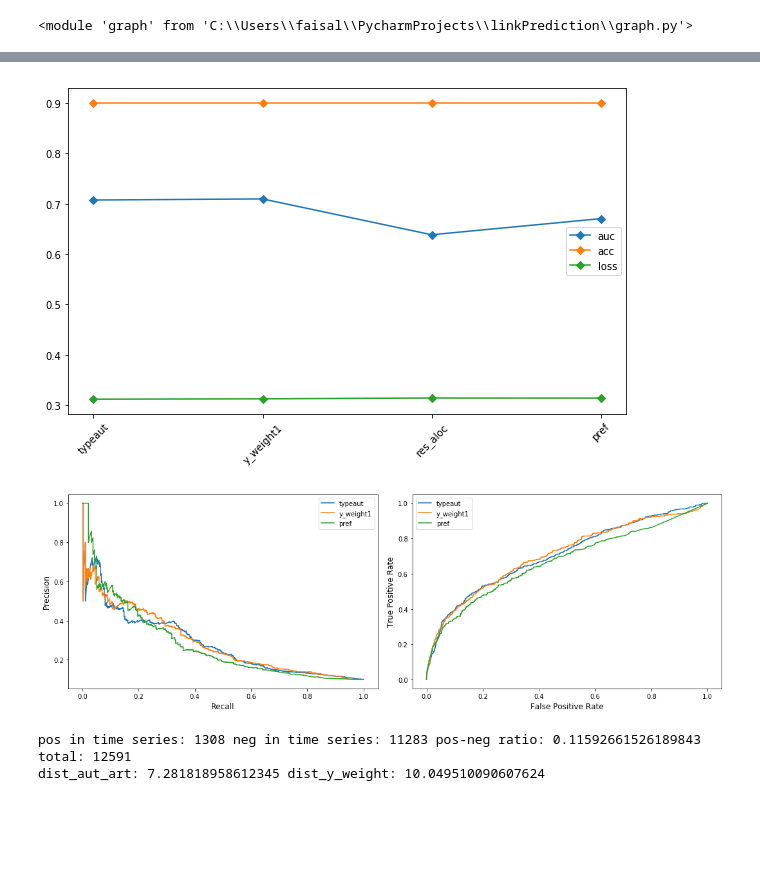
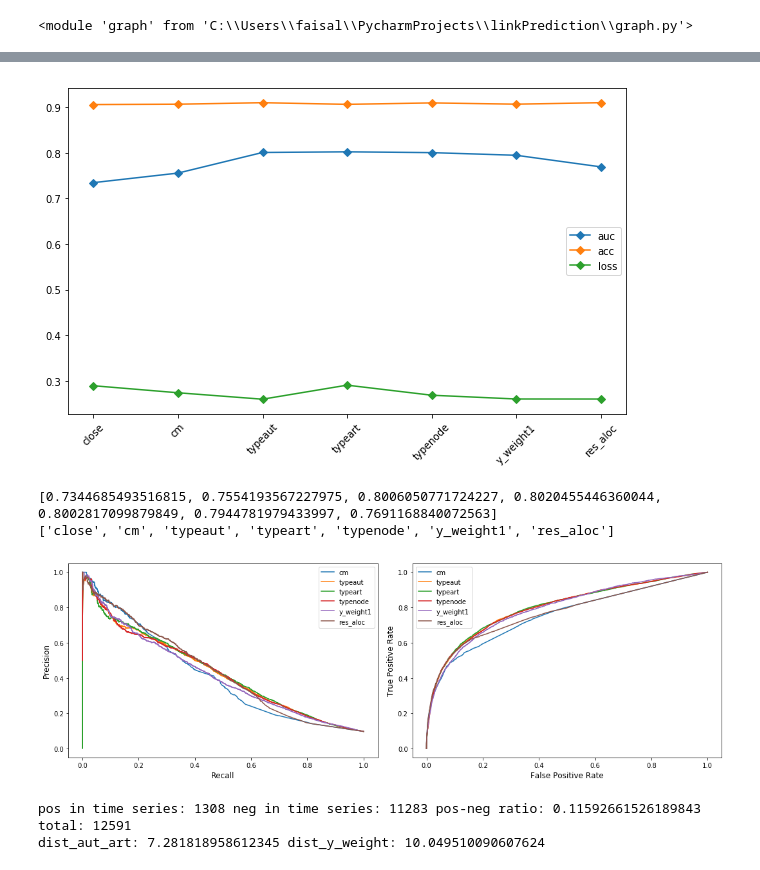
Before and after one commit to ffaisal93/linkPrediction, a Jupyter notebook: link_prediction.ipynb, the cells around one changed output, grey strips where cells are left out. Drawn from its saved outputs; the diff is of its cells as text; code cells hidden in the pictures; blank space fills up the shorter version.

```diff
--- a/link_prediction.ipynb
+++ b/link_prediction.ipynb
@@ -37,18 +38,18 @@ importlib.reload(gr)
 #word_vectors = KeyedVectors.load_word2vec_format('pubmed2018_w2v_200D/pubmed2018_w2v_200D.bin', binary=True)
 # %%
 domain = ['apnea','obesity']
-filepath=['dataset/apnea-all,3.csv',
-         'dataset/apnea-distinct_keyword.csv']
+filepath=['dataset/obesity-all,3.csv',
+         'dataset/obesity-distinct_keyword.csv']
 graphpath='C:/Users/faisal/PycharmProjects/linkPrediction/graphs'
 datapath='C:/Users/faisal/PycharmProjects/linkPrediction/dataframes'
 modelpath='C:/Users/faisal/PycharmProjects/linkPrediction/models'
 column_split=['keyword','author_name','affiliation_1','affiliation_2','country']
 #time=[parent_start_year, train_start_year, test_start_year, total_test_period_in_year, total_year_in_each_iteration]
-time=[1990,1991,1996,1,1,20]
+time=[2007,2008,2015,1,1,20]
 df, key_list = ut.load_dataset(filepath, column_split)
 # %%
 #dynamic train graphs and test graph build and save in disk
 importlib.reload(gr)
-time=[1998,1999,2004,1,1,20]
+time=[2007,2008,2015,1,1,20]
 gr.dynamic_train_test_graph_build(df, key_list, graphpath, time)
 # %% [output]
@@ -65,5 +68,5 @@ C:/Users/faisal/PycharmProjects/linkPrediction/graphs\test_graph_2004-2005.gpick
 # %%
 #load all graphs
-time=[2004,2005,2015,1,1,20]
+time=[2007,2008,2015,1,1,20]
 g_train, g_test, g_parent, g_train_static, g_test_static = gr.graph_load(graphpath, time)
 # %% [output]
@@ -109,11 +109,11 @@ feature_names = row[2:len(row)]
 all_combinations = itertools.chain(*[itertools.combinations(feature_names, i + 1)
                                      for i, _ in enumerate(feature_names)])
 feature_list = list(all_combinations)
-selective_features =  set(['y_weight1','pref','res_aloc','typeaut'])
+selective_features =  set(['typeaut','typeart','typenode','y_weight1','res_aloc','cm','close'])
 domain_info =  domain[0]+str(ts)+"-"+str(te)+"-"
 models  = []
 results = []
-con = [4,64]
+con = [20,64]
 batch_size = con[1]
 for feature in feature_list:
     columns_drop = list(set(feature_names).difference(set(feature)))
@@ -130,4 +130,10 @@ for feature in feature_list:
         model.save(model_file_name)
         models.append(model_name)
         print(model_file_name)
+        filename = os.path.join(datapath,model_name+"-X"+".pkl")
+        with open(filename,"wb") as f:
+            pickle.dump(X,f)
+        filename = os.path.join(datapath,model_name+"-y"+".pkl")
+        with open(filename,"wb") as f:
+            pickle.dump(y,f)
 # %% [output]
@@ -176,31 +191,37 @@ fig_file_name = os.path.join(datapath, fig_name + ".png")
 plt.savefig(fig_file_name)
 plt.show()
 # %% [output]
-[figure, old version]
+[figure, new version]
+# %%
+print(auc)
+print(model_names)
+# %% [output]
+[0.7344685493516815, 0.7554193567227975, 0.8006050771724227, 0.8020455446360044, 0.8002817099879849, 0.7944781979433997, 0.7691168840072563]
+['close', 'cm', 'typeaut', 'typeart', 'typenode', 'y_weight1', 'res_aloc']
 # %%
 plt.figure(figsize=(15,5))
 plt.subplot(1,2,1)
 for i,row in enumerate(results):
-    if i!=2:
+    if i>0:
         plt.plot(row['recall'],row['precision'],label = row['model name'].split('-')[2])
 plt.legend(loc='best')
 #plt.title("", position=(0.3, 0.8),fontsize=12)
 plt.xlabel('Recall', fontsize=12)
 plt.ylabel('Precision', fontsize=12)
 plt.subplot(1,2,2)
 for i,row in enumerate(results):
-    if i!=2:
+    if i>0:
         plt.plot(row['false positive'],row['true positive'],label = row['model name'].split('-')[2])
 plt.legend(loc='best')
 plt.xlabel('False Positive Rate', fontsize=12)
 plt.ylabel('True Positive Rate', fontsize=12)
 plt.tight_layout()
 fig_name = "PR and ROC curve"
 fig_file_name = os.path.join(datapath, fig_name + ".png")
 plt.savefig(fig_file_name)
 plt.show()
 # %% [output]
-[figure, old version]
+[figure, new version]
 # %%
 #specific feature set classification
 importlib.reload(fs)
```
Also changed, not shown: parts of 7 cells of this notebook, 16 other files.
